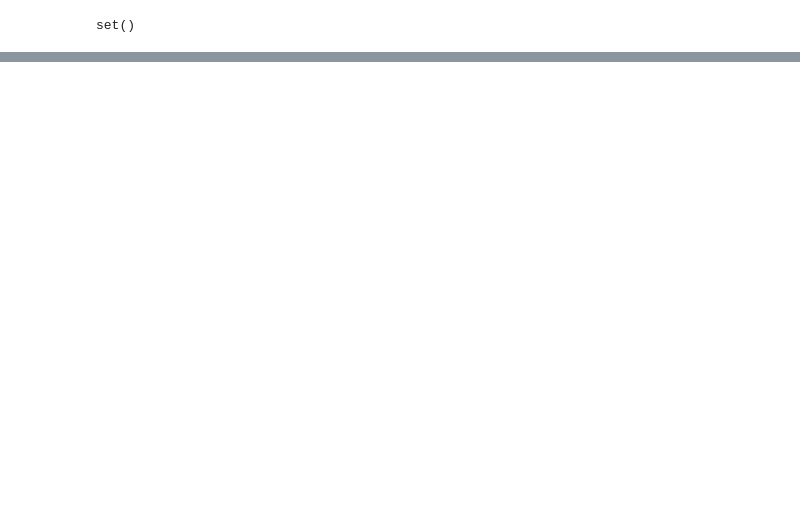
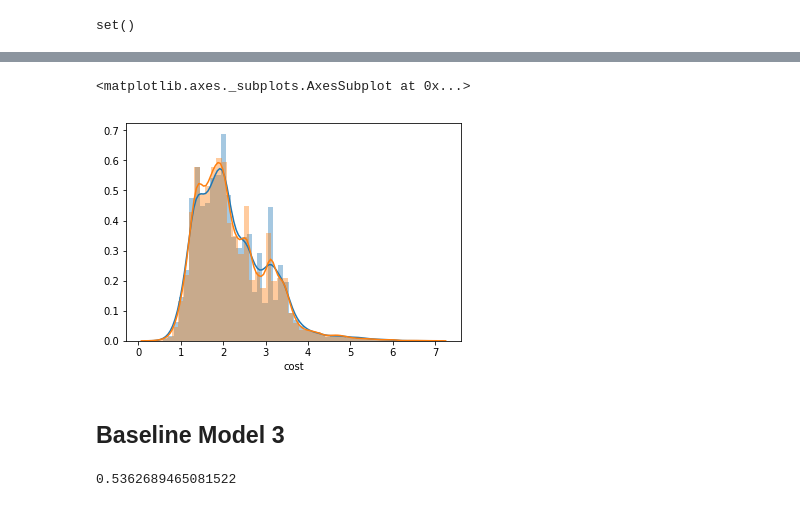
Before and after one commit to LambdaSchool/DS-Unit-2-Regression-2, a Jupyter notebook: Catepillar Competition.ipynb, the cells around one changed output, grey strips where cells are left out. Cells and saved outputs as stored; diff of their text form; code cells hidden in the pictures; blank space fills up the shorter version.

```diff
--- a/Catepillar Competition.ipynb
+++ b/Catepillar Competition.ipynb
@@ -100,0 +111,3 @@ set()
+# %%
+val = train[train[given].isin(valTubes)]
+train = train[train[given].isin(trainTubes)]
@@ -100,0 +132,6 @@ set()
+# %%
+val_y = val[target]
+val_x = val.drop(target, axis=1)
+
+train_y = train[target]
+train_x = train.drop(target, axis=1)
@@ -100,0 +140,11 @@ set()
+# %%
+from sklearn.linear_model import LinearRegression
+
+features = train_x.select_dtypes(include='number')
+
+model = LinearRegression()
+model.fit(features, train_y)
+
+
+val_pred = model.predict(val_x.select_dtypes(include='number'))
+rmsle(val_y, np.abs(val_pred))
@@ -100,0 +155,11 @@ set()
+# %%
+from sklearn.ensemble import RandomForestRegressor
+
+features = train_x.select_dtypes(include='number')
+
+model = RandomForestRegressor(n_estimators=100, random_state=42, n_jobs=-1)
+model.fit(features, train_y)
+
+
+val_pred = model.predict(val_x.select_dtypes(include='number'))
+rmsle(val_y, val_pred)
@@ -100,0 +180,27 @@ set()
+# %%
+train_y_log = np.log1p(train_y)
+val_y_log = np.log1p(val_y)
+
+%matplotlib inline
+
+sns.distplot(val_y_log)
+sns.distplot(train_y_log)
+# %% [output]
+<matplotlib.axes._subplots.AxesSubplot at 0x...>
+[figure, added]
+# %% [markdown]
+## Baseline Model 3
+# %%
+from sklearn.ensemble import RandomForestRegressor
+
+features = train_x.select_dtypes(include='number')
+
+model = RandomForestRegressor(n_estimators=100, random_state=42, n_jobs=-1)
+model.fit(features, train_y_log)
+
+
+val_pred_log = model.predict(val_x.select_dtypes(include='number'))
+val_pred = np.expm1(val_pred_log)
+rmsle(val_y, val_pred)
+# %% [output]
+0.5362689465081522
```
Also changed, not shown: parts of 16 cells of this notebook.
